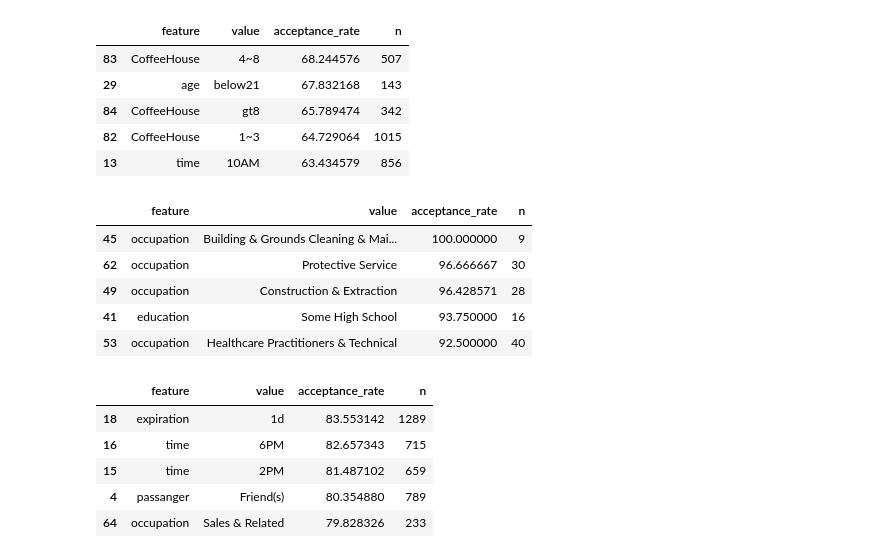
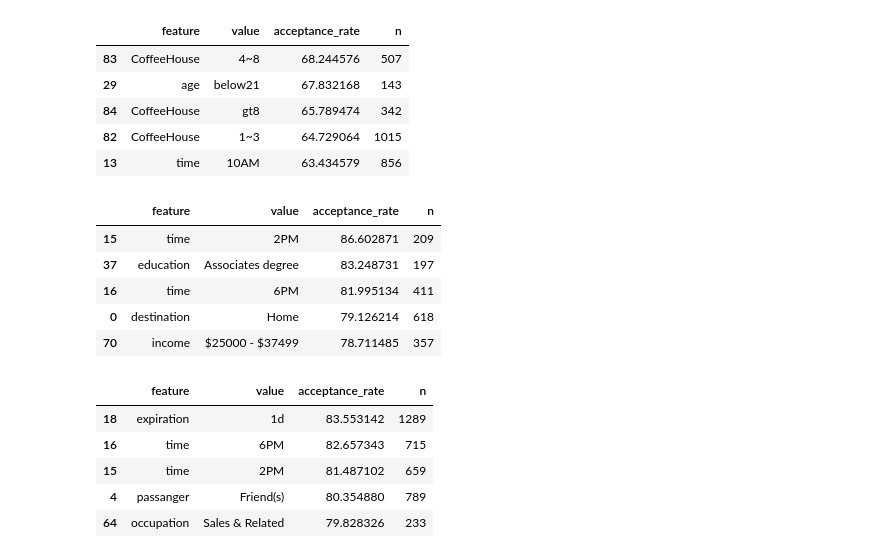
Before and after one commit to felipemaier/Berkeley-ML-AI-Cert, a Jupyter notebook: Assignment 5.1: Will the Customer Accept the Coupon/prompt.ipynb, the cells around one changed output. Drawn from its saved outputs; the diff is of its cells as text; code cells hidden in the pictures.

```diff
--- a/Assignment 5.1: Will the Customer Accept the Coupon/prompt.ipynb
+++ b/Assignment 5.1: Will the Customer Accept the Coupon/prompt.ipynb
@@ -300,25 +390,25 @@ coffee_df[coffee_df['n'] >= threshold].head(5)
 # %%
 # Analyze acceptance rate per coupon type, type "Carry out & Take away"
 target = 'Carry out & Take away'
 sub = cleaned_data[cleaned_data['coupon'] == target]
 features = [c for c in sub.columns if c not in {'Y', 'coupon'}]
 threshold = 100 # Avoid tiny cohorts that can with large acceptance rates.
 
 rows = []
 for feature in features:
     acceptance_rate = sub.groupby(feature)['Y'].agg(['mean', 'count'])
     for value, row in acceptance_rate.iterrows():
         rows.append({'feature': feature, 'value': value, 'acceptance_rate': row['mean'] * 100, 'n': int(row['count'])})
 
 carry_out_coupons_dataframe = pd.DataFrame(rows).sort_values('acceptance_rate', ascending=False)
-carry_out_coupons_dataframe.head(5)
+carry_out_coupons_dataframe[carry_out_coupons_dataframe['n'] >= threshold].head(5)
 # %% [output]
 |  | feature | value | acceptance_rate | n |
-| 45 | occupation | Building & Grounds Cleaning & Mai... | 100.000000 | 9 |
-| 62 | occupation | Protective Service | 96.666667 | 30 |
-| 49 | occupation | Construction & Extraction | 96.428571 | 28 |
-| 41 | education | Some High School | 93.750000 | 16 |
-| 53 | occupation | Healthcare Practitioners & Technical | 92.500000 | 40 |
+| 15 | time | 2PM | 86.602871 | 209 |
+| 37 | education | Associates degree | 83.248731 | 197 |
+| 16 | time | 6PM | 81.995134 | 411 |
+| 0 | destination | Home | 79.126214 | 618 |
+| 70 | income | $25000 - $37499 | 78.711485 | 357 |
 # %%
 # Analyze acceptance rate per coupon type, type "Restaurant(<20)"
 target = 'Restaurant(<20)'
```
Also changed, not shown: parts of 18 cells of this notebook, 6 other files.
